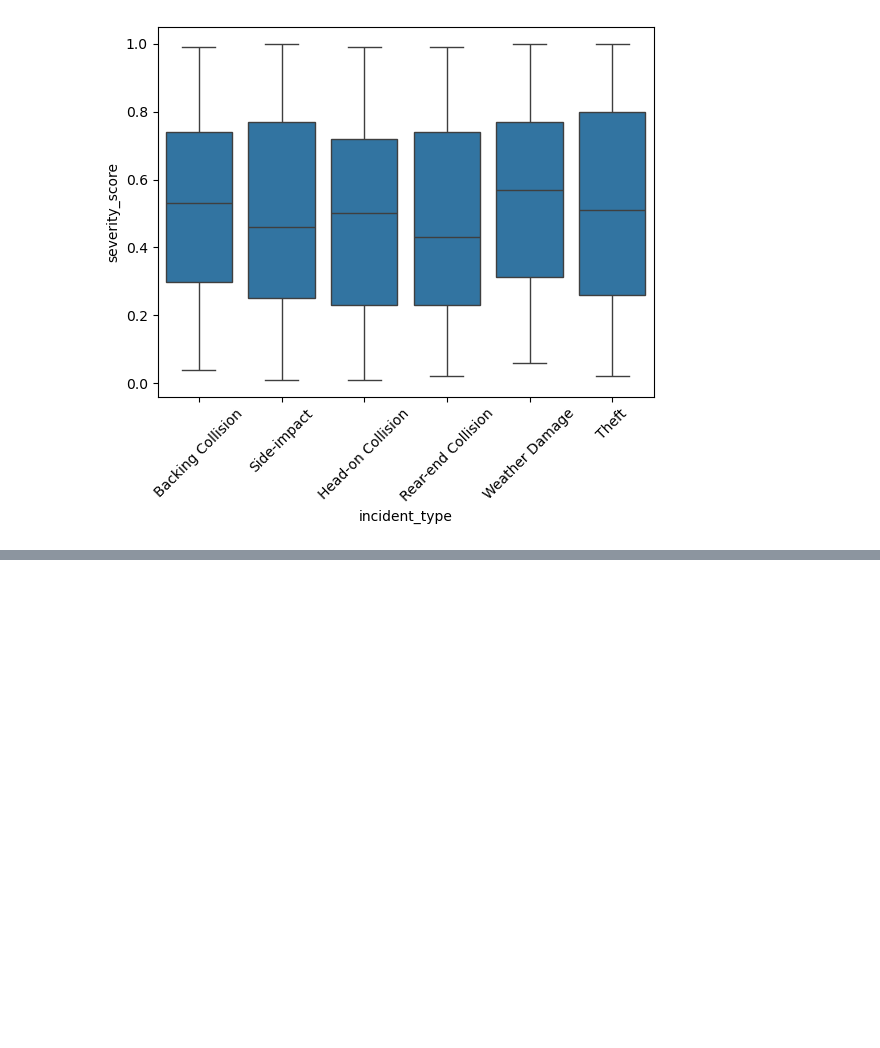
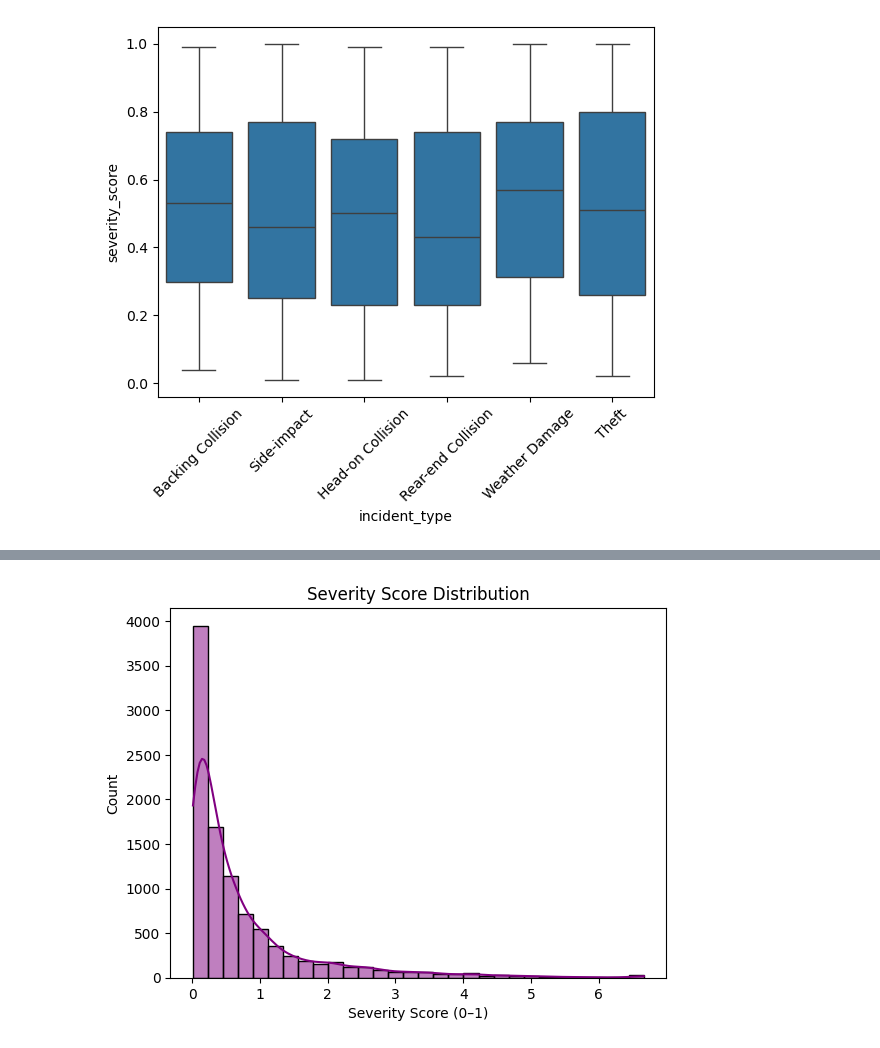
Before and after one commit to dagimg16/Insurance_claim_dashboard, a Jupyter notebook: synthetic_data_generation.ipynb, the cells around one changed output, grey strips where cells are left out. Saved outputs shown, nothing was run; the diff lists cells and outputs as text; code cells hidden in the pictures; blank space fills up the shorter version.

```diff
--- a/synthetic_data_generation.ipynb
+++ b/synthetic_data_generation.ipynb
@@ -169,0 +284,10 @@ plt.show()
+# %%
+#Distribution of severity score
+claim_severity = df['claim_amount'] / df['policy_limit']
+sns.histplot(claim_severity, bins=30, kde=True, color='purple')
+plt.title("Severity Score Distribution")
+plt.xlabel("Severity Score (0–1)")
+plt.ylabel("Count")
+plt.show()
+# %% [output]
+[figure, added]
```
Also changed, not shown: parts of 47 cells of this notebook, 4 other files.
